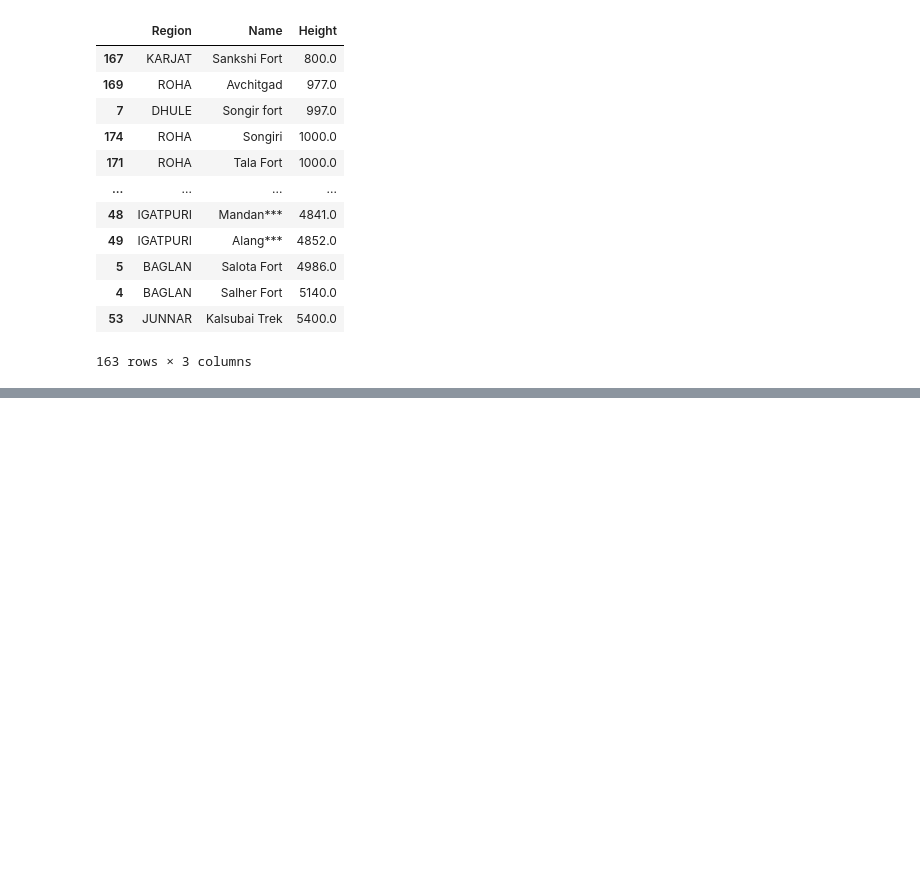
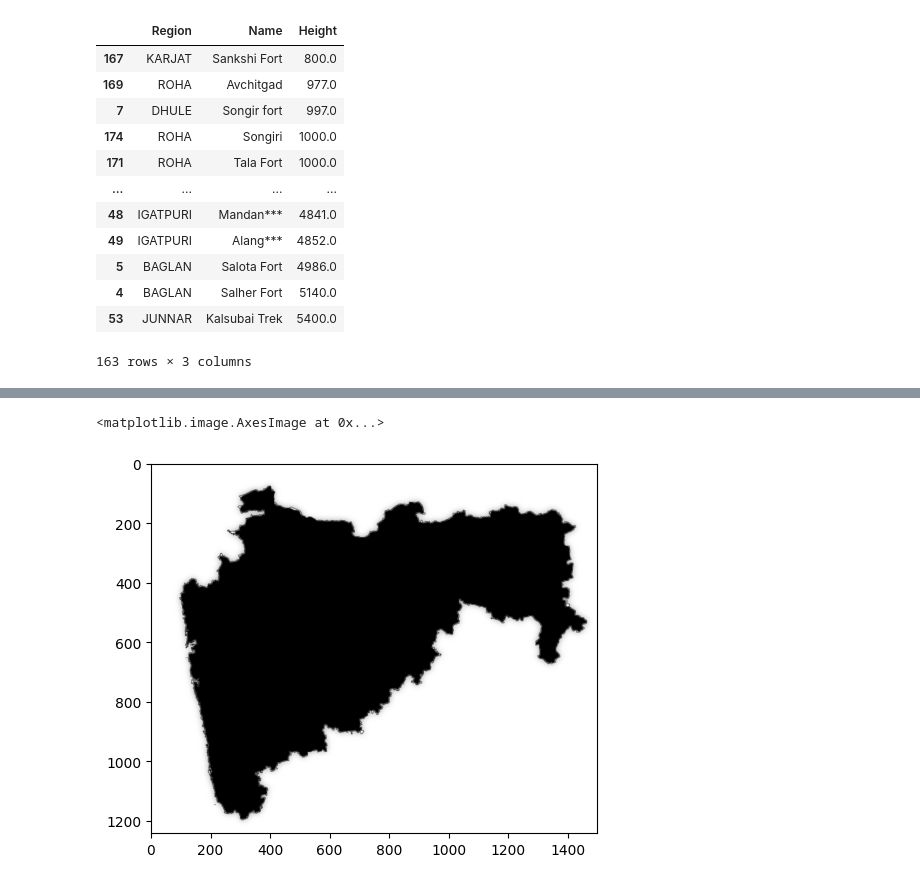
Before and after one commit to Aniketkindre47/WebscrappingFortProject, a Jupyter notebook: WebscrapingForts.ipynb, the cells around one changed output, grey strips where cells are left out. Drawn from its saved outputs; the diff is of its cells as text; code cells hidden in the pictures; blank space fills up the shorter version.

```diff
--- a/WebscrapingForts.ipynb
+++ b/WebscrapingForts.ipynb
@@ -94,0 +178,10 @@ df1.to_csv("TrekHeight.csv")
+# %%
+from PIL import Image
+from wordcloud import WordCloud, ImageColorGenerator
+mht=np.array(Image.open(r'/content/drive/MyDrive/Colab Notebooks/maharashtra-outline-map1.jpg'))
+img = Image.fromarray(mht)
+img
+plt.imshow(mht,interpolation='bilinear')
+# %% [output]
+<matplotlib.image.AxesImage at 0x...>
+[figure, added]
```
Also changed, not shown: parts of 15 cells of this notebook.
